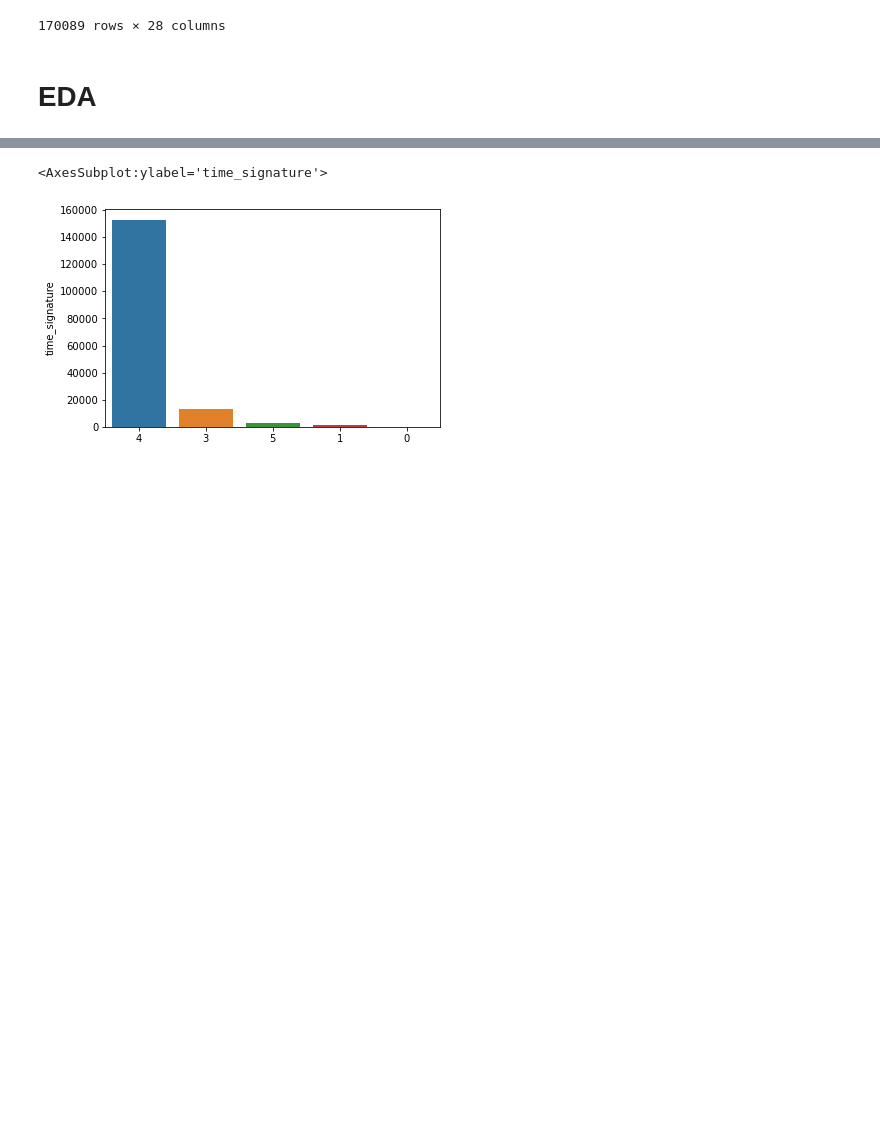
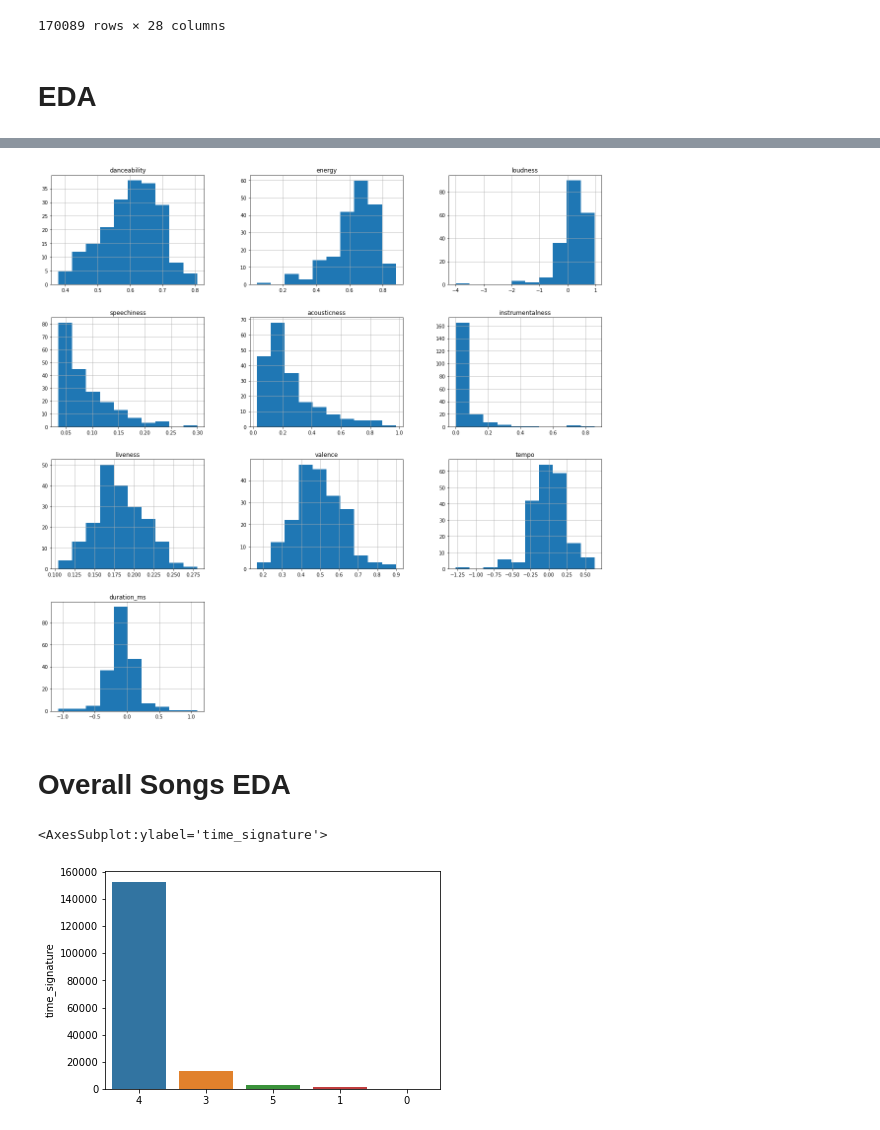
Before and after one commit to shonepatil/GNN-Spotify-Recommender-Project, a Jupyter notebook: src/analysis/playground.ipynb, the cells around one changed output, grey strips where cells are left out. Saved outputs shown, nothing was run; the diff lists cells and outputs as text; code cells hidden in the pictures; blank space fills up the shorter version.

```diff
--- a/src/analysis/playground.ipynb
+++ b/src/analysis/playground.ipynb
@@ -150,0 +143,4 @@ list(feat_vars.keys())
+# %%
+feat_avgs.pop('key')
+feat_avgs.pop('mode')
+feat_avgs.pop('time_signature')
@@ -219,3 +192,9 @@ edafeats
+# %%
+avg_hists = pd.DataFrame(feat_avgs)[['danceability', 'energy', 'loudness', 'speechiness', 'acousticness', 'instrumentalness', 'liveness', 'valence', 'tempo', 'duration_ms']].hist(figsize=(20,20))
+# %% [output]
+[figure, added]
+# %% [markdown]
+# Overall Songs EDA
 # %%
 sns.barplot(y=edafeats['time_signature'].value_counts(), x=[str(i) for i in edafeats['time_signature'].value_counts().index])
 # %% [output]
```
Also changed, not shown: parts of 21 cells of this notebook, 1 other file.
